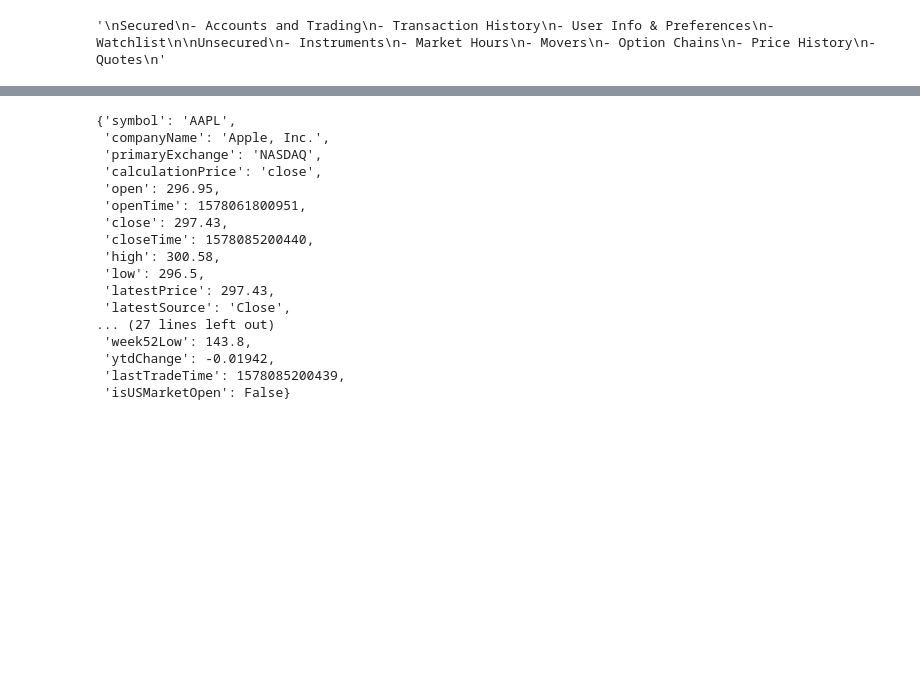
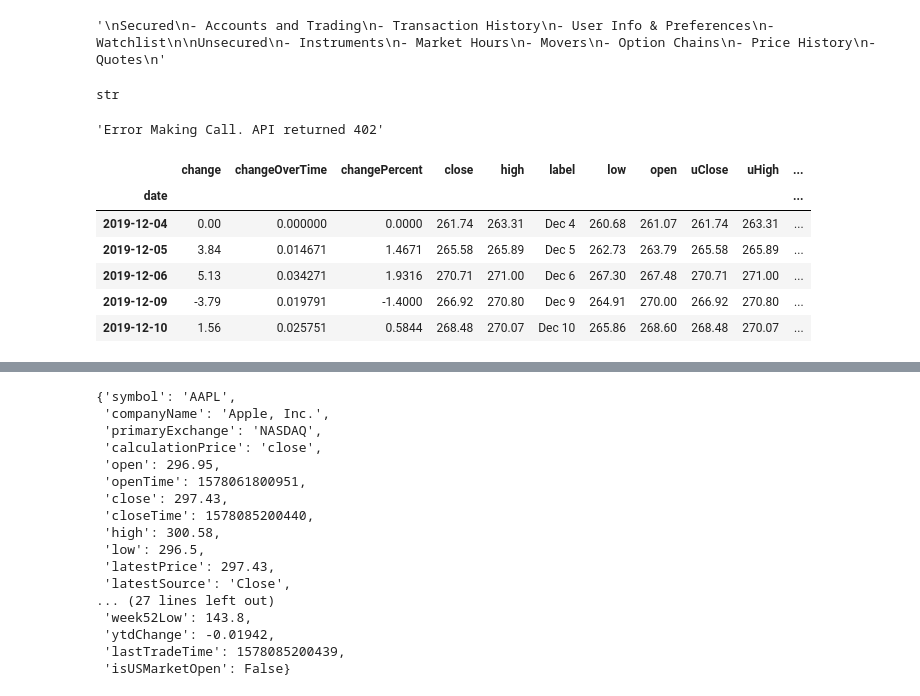
Before and after one commit to mikesturm2001/PythonFinance, a Jupyter notebook: Algo Trading.ipynb, the cells around one changed output, grey strips where cells are left out. Saved outputs shown, nothing was run; the diff lists cells and outputs as text; code cells hidden in the pictures; blank space fills up the shorter version.

```diff
--- a/Algo Trading.ipynb
+++ b/Algo Trading.ipynb
@@ -42,0 +62,14 @@ Unsecured
+# %%
+#Get Historical Data
+#TODO: Get Apple Data from 2010 to 6-29-2018
+endpoint = 'https://cloud.iexapis.com/stable/stock/aapl/chart/5y'
+
+resp = IEXClient.get(endpoint)
+# %%
+type(resp)
+# %% [output]
+str
+# %%
+resp
+# %% [output]
+'Error Making Call. API returned 402'
@@ -42,0 +80,10 @@ Unsecured
+# %%
+dataframe.head()
+# %% [output]
+|  | change | changeOverTime | changePercent | close | high | label | low | open | uClose | uHigh | ... |
+| date |  |  |  |  |  |  |  |  |  |  | ... |
+| 2019-12-04 | 0.00 | 0.000000 | 0.0000 | 261.74 | 263.31 | Dec 4 | 260.68 | 261.07 | 261.74 | 263.31 | ... |
+| 2019-12-05 | 3.84 | 0.014671 | 1.4671 | 265.58 | 265.89 | Dec 5 | 262.73 | 263.79 | 265.58 | 265.89 | ... |
+| 2019-12-06 | 5.13 | 0.034271 | 1.9316 | 270.71 | 271.00 | Dec 6 | 267.30 | 267.48 | 270.71 | 271.00 | ... |
+| 2019-12-09 | -3.79 | 0.019791 | -1.4000 | 266.92 | 270.80 | Dec 9 | 264.91 | 270.00 | 266.92 | 270.80 | ... |
+| 2019-12-10 | 1.56 | 0.025751 | 0.5844 | 268.48 | 270.07 | Dec 10 | 265.86 | 268.60 | 268.48 | 270.07 | ... |
```
Also changed, not shown: parts of 16 cells of this notebook, 2 other files.
